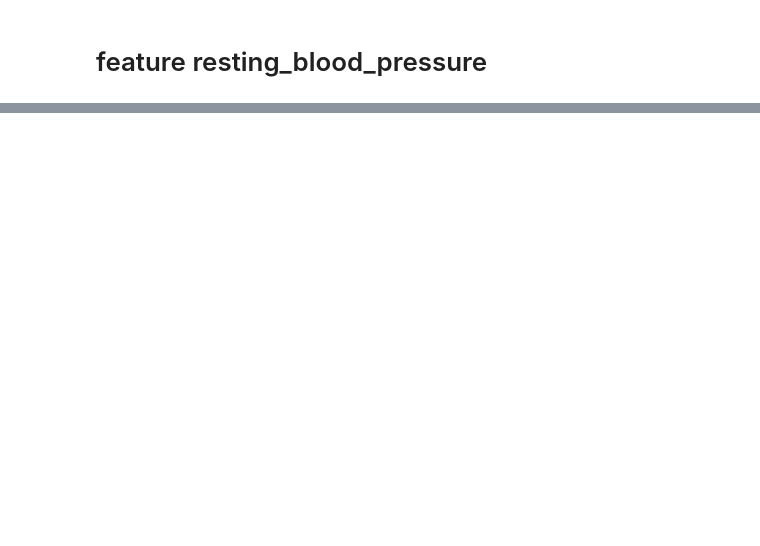
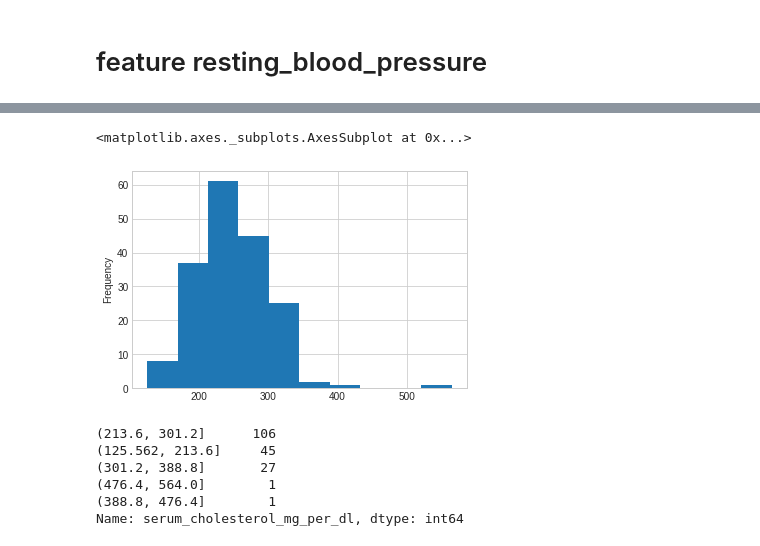
Before and after one commit to anujeet98/heart-prediction-ml, a Jupyter notebook: heart_disease_prediction.ipynb, the cells around one changed output, grey strips where cells are left out. Saved outputs shown, nothing was run; the diff lists cells and outputs as text; code cells hidden in the pictures; blank space fills up the shorter version.

```diff
--- a/heart_disease_prediction.ipynb
+++ b/heart_disease_prediction.ipynb
@@ -367,0 +429,5 @@ Name: age, dtype: int64
+# %%
+data.serum_cholesterol_mg_per_dl.plot.hist()
+# %% [output]
+<matplotlib.axes._subplots.AxesSubplot at 0x...>
+[figure, added]
@@ -367,0 +437,9 @@ Name: age, dtype: int64
+# %%
+df_bin.serum_cholesterol_mg_per_dl.value_counts()
+# %% [output]
+(213.6, 301.2]      106
+(125.562, 213.6]     45
+(301.2, 388.8]       27
+(476.4, 564.0]        1
+(388.8, 476.4]        1
+Name: serum_cholesterol_mg_per_dl, dtype: int64
```
Also changed, not shown: parts of 43 cells of this notebook.
